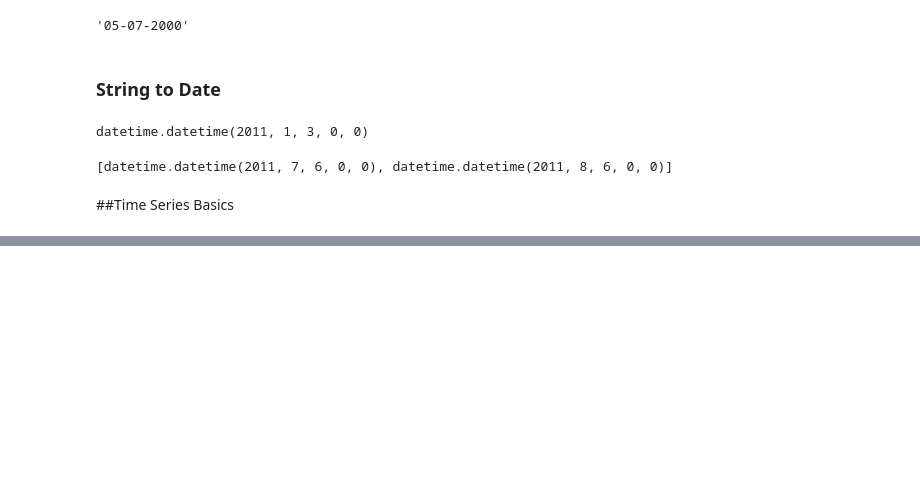
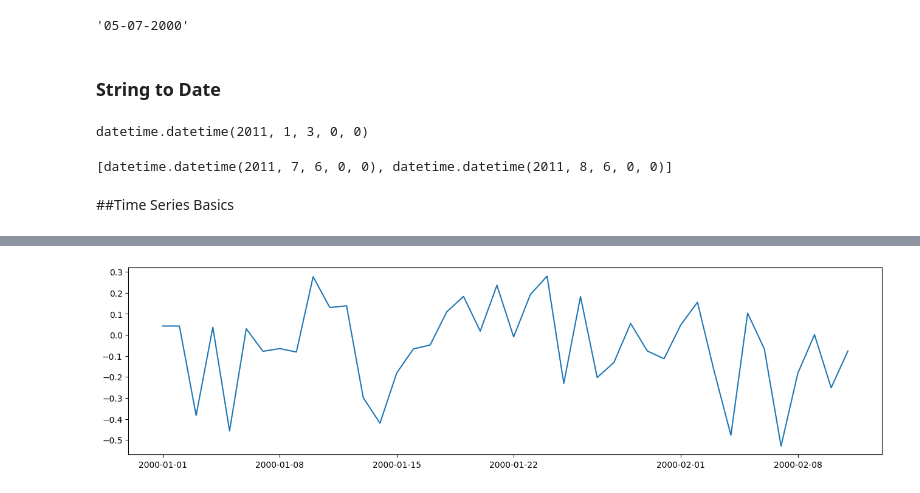
Before and after one commit to YousufKhaskheli/AI_Data_Science_Course, a Jupyter notebook: Classes/Jupyter Notebook/Working_with_Pandas/2026-07-05_Time_Series.ipynb, the cells around one changed output, grey strips where cells are left out. Drawn from its saved outputs; the diff is of its cells as text; code cells hidden in the pictures; blank space fills up the shorter version.

```diff
--- a/Classes/Jupyter Notebook/Working_with_Pandas/2026-07-05_Time_Series.ipynb
+++ b/Classes/Jupyter Notebook/Working_with_Pandas/2026-07-05_Time_Series.ipynb
@@ -154,0 +204,6 @@ dtype: float64
+# %%
+plt.figure(figsize=(16,4))
+plt.plot(longer_ts.resample('D').mean())
+plt.show()
+# %% [output]
+[figure, added]
```
Also changed, not shown: parts of 17 cells of this notebook, 2 other files.
